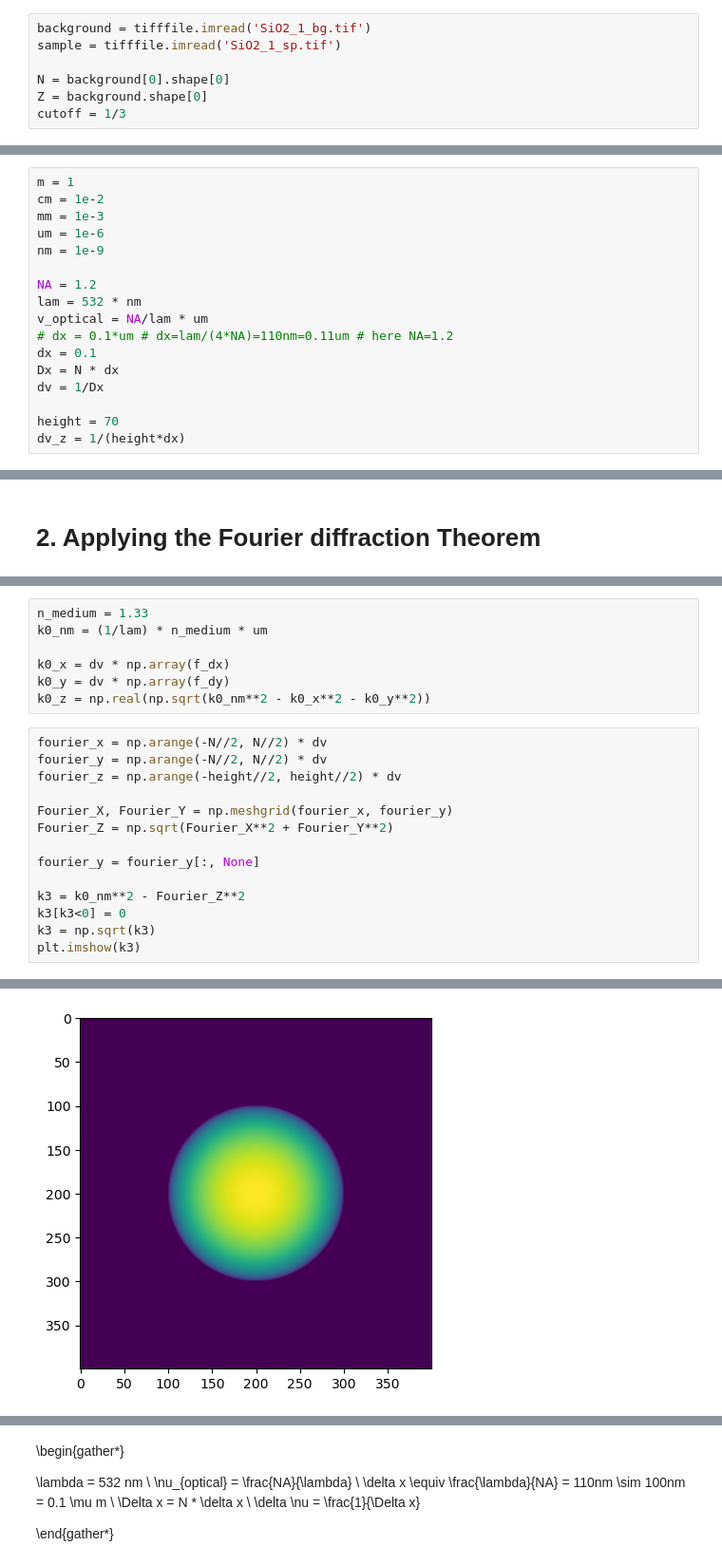
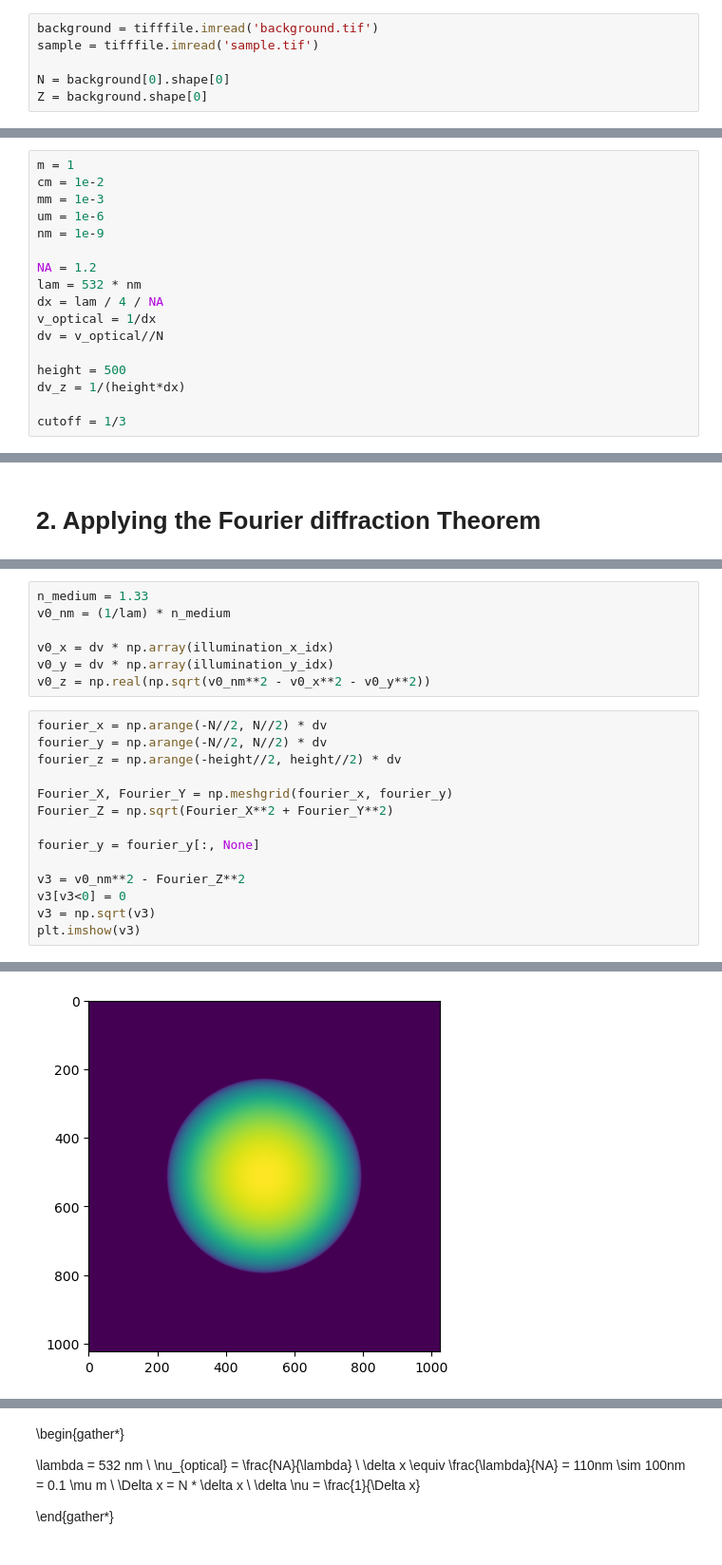
Before and after one commit to rkka02/inverse_solver_v0, a Jupyter notebook: ri_recon.ipynb, the cells around one changed output, grey strips where cells are left out. Shown: that part at 95% size. Drawn from its saved outputs; the diff is of its cells as text.

```diff
--- a/ri_recon.ipynb
+++ b/ri_recon.ipynb
@@ -80,9 +13,8 @@ viewer = napari.Viewer()
 # %% [markdown]
 <h1> 1. Field retrieval from hologram </h1>
 # %%
-background = tifffile.imread('SiO2_1_bg.tif')
-sample = tifffile.imread('SiO2_1_sp.tif')
+background = tifffile.imread('background.tif')
+sample = tifffile.imread('sample.tif')
 
 N = background[0].shape[0]
 Z = background.shape[0]
-cutoff = 1/3
@@ -95,14 +31,14 @@ nm = 1e-9
 
 NA = 1.2
 lam = 532 * nm
-v_optical = NA/lam * um
-# dx = 0.1*um # dx=lam/(4*NA)=110nm=0.11um # here NA=1.2
-dx = 0.1
-Dx = N * dx
-dv = 1/Dx
+dx = lam / 4 / NA
+v_optical = 1/dx
+dv = v_optical//N
 
-height = 70
+height = 500
 dv_z = 1/(height*dx)
+
+cutoff = 1/3
 # %% [markdown]
 <h3> object_center gives frequency coordinate of illumination beam in fourier space </h3>
 # %% [markdown]
@@ -215,26 +149,26 @@ for i in range(Z):
 # %%
 n_medium = 1.33
-k0_nm = (1/lam) * n_medium * um
+v0_nm = (1/lam) * n_medium
 
-k0_x = dv * np.array(f_dx)
-k0_y = dv * np.array(f_dy)
-k0_z = np.real(np.sqrt(k0_nm**2 - k0_x**2 - k0_y**2))
+v0_x = dv * np.array(illumination_x_idx)
+v0_y = dv * np.array(illumination_y_idx)
+v0_z = np.real(np.sqrt(v0_nm**2 - v0_x**2 - v0_y**2))
 # %%
 fourier_x = np.arange(-N//2, N//2) * dv
 fourier_y = np.arange(-N//2, N//2) * dv
 fourier_z = np.arange(-height//2, height//2) * dv
 
 Fourier_X, Fourier_Y = np.meshgrid(fourier_x, fourier_y)
 Fourier_Z = np.sqrt(Fourier_X**2 + Fourier_Y**2)
 
 fourier_y = fourier_y[:, None]
 
-k3 = k0_nm**2 - Fourier_Z**2
-k3[k3<0] = 0
-k3 = np.sqrt(k3)
-plt.imshow(k3)
+v3 = v0_nm**2 - Fourier_Z**2
+v3[v3<0] = 0
+v3 = np.sqrt(v3)
+plt.imshow(v3)
 # %% [output]
 <matplotlib.image.AxesImage at 0x...>
-[figure, old version]
+[figure, new version]
 # %%
 mask = Fourier_Z.copy()
```
Also changed, not shown: parts of 31 cells of this notebook, 14 other files.
